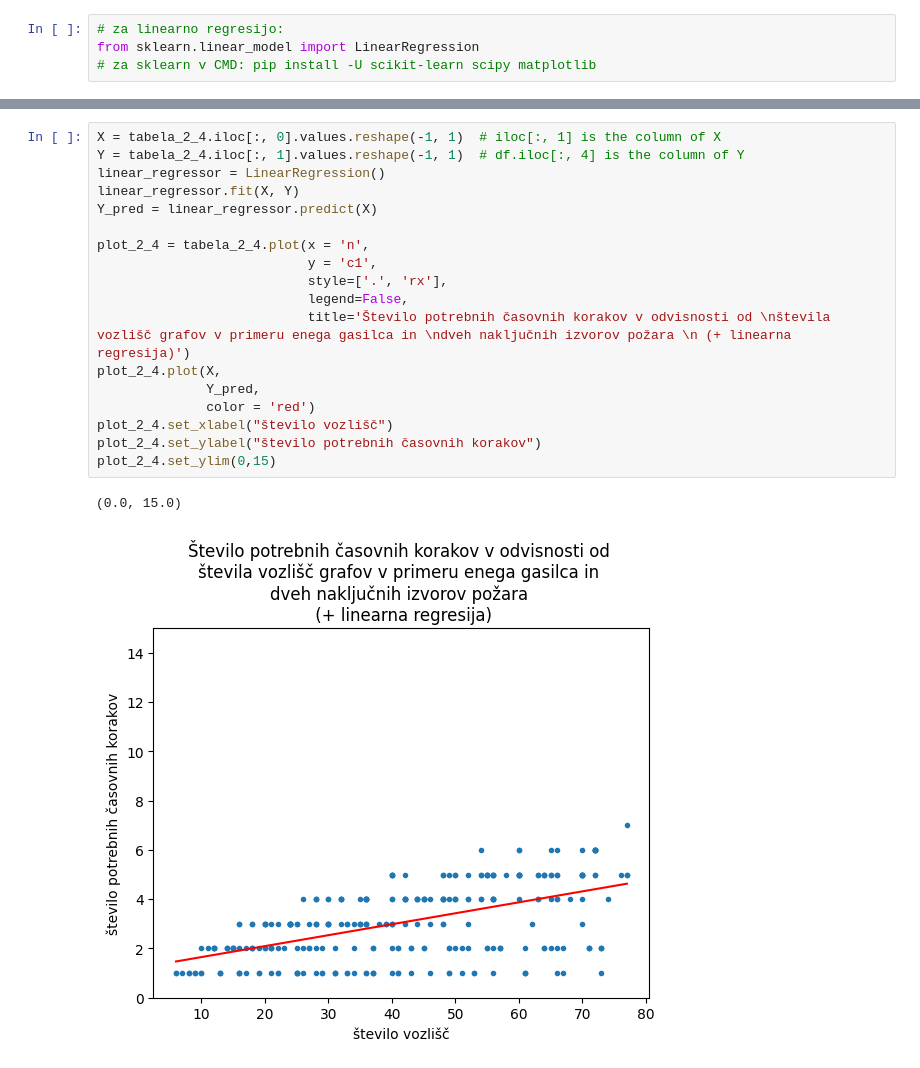
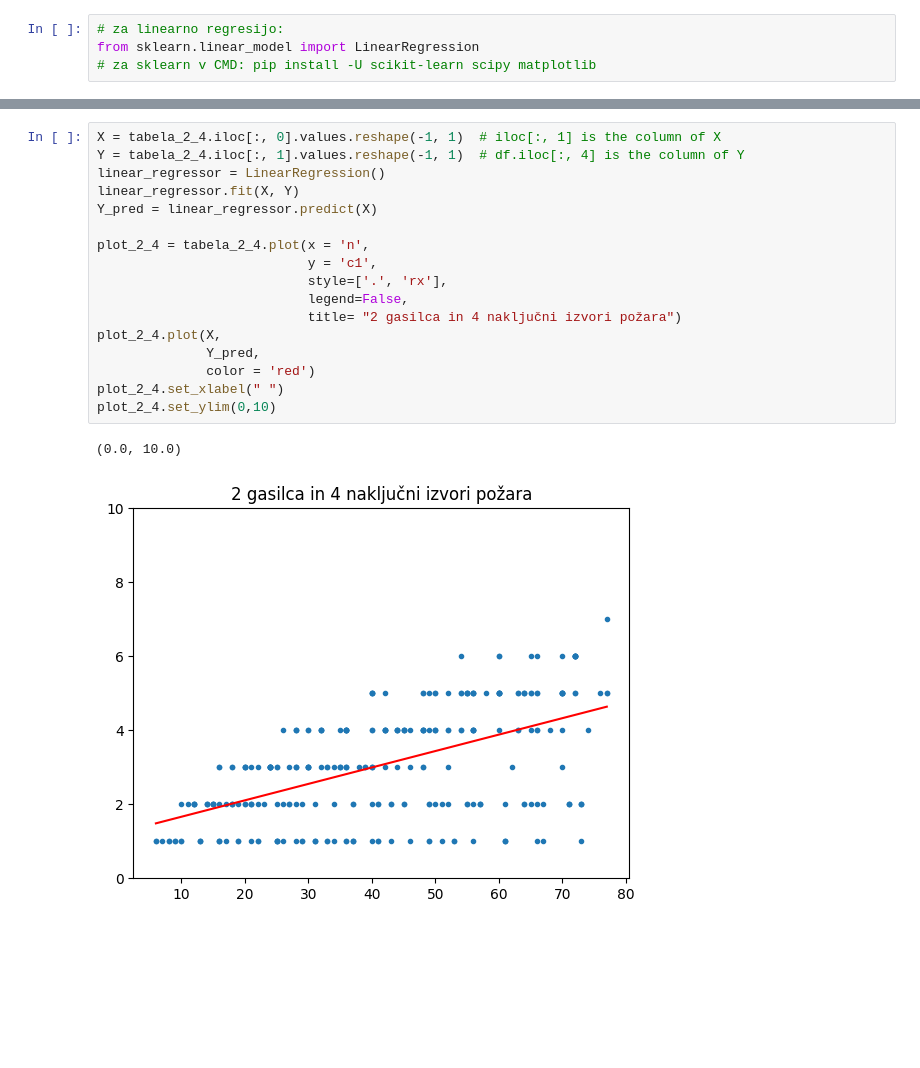
Before and after one commit to karolina-sa/Projekt-The-firefighter-problem, a Jupyter notebook: vizualizacija.ipynb, the cells around one changed output, grey strips where cells are left out. Drawn from its saved outputs; the diff is of its cells as text; blank space fills up the shorter version.

```diff
--- a/vizualizacija.ipynb
+++ b/vizualizacija.ipynb
@@ -139,21 +136,20 @@ plot_2_3.set_ylim(0,15)
 # %%
 X = tabela_2_4.iloc[:, 0].values.reshape(-1, 1)  # iloc[:, 1] is the column of X
 Y = tabela_2_4.iloc[:, 1].values.reshape(-1, 1)  # df.iloc[:, 4] is the column of Y
 linear_regressor = LinearRegression()
 linear_regressor.fit(X, Y)
 Y_pred = linear_regressor.predict(X)
 
 plot_2_4 = tabela_2_4.plot(x = 'n',
                            y = 'c1',
                            style=['.', 'rx'],
                            legend=False,
-                           title='Število potrebnih časovnih korakov v odvisnosti od \nštevila vozlišč grafov v primeru enega gasilca in \ndveh naključnih izvorov požara \n (+ linearna regresija)')
+                           title= "2 gasilca in 4 naključni izvori požara")
 plot_2_4.plot(X,
               Y_pred,
               color = 'red')
-plot_2_4.set_xlabel("število vozlišč")
-plot_2_4.set_ylabel("število potrebnih časovnih korakov")
-plot_2_4.set_ylim(0,15)
+plot_2_4.set_xlabel(" ")
+plot_2_4.set_ylim(0,10)
 # %% [output]
-(0.0, 15.0)
+(0.0, 10.0)
-[figure, old version]
+[figure, new version]
```
Also changed, not shown: parts of 5 cells of this notebook, 15 other files.
